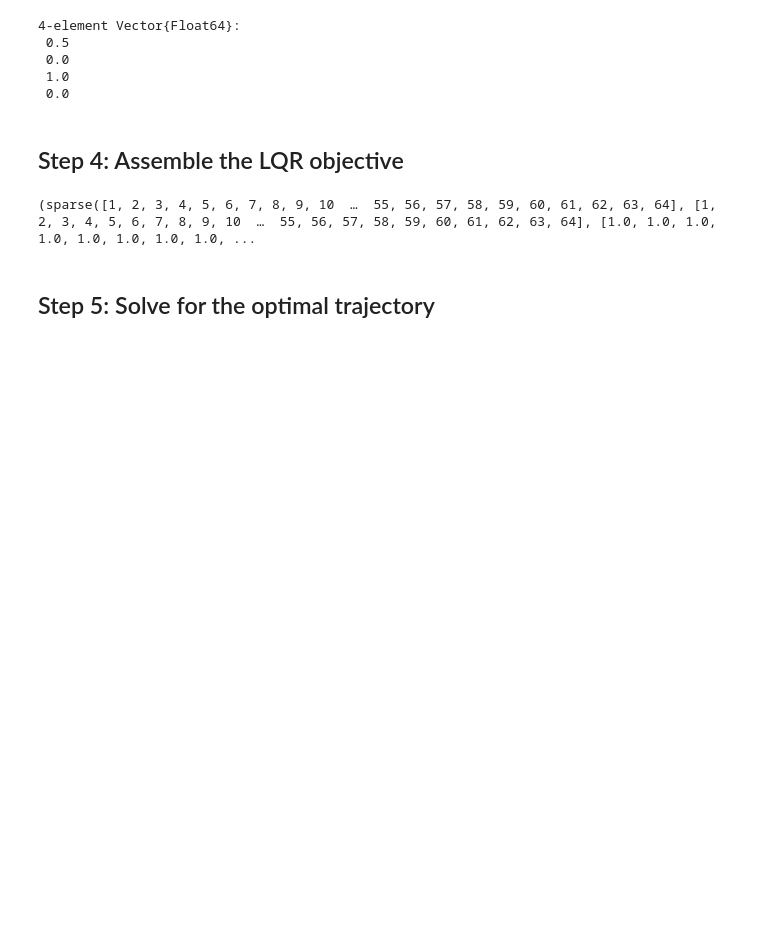
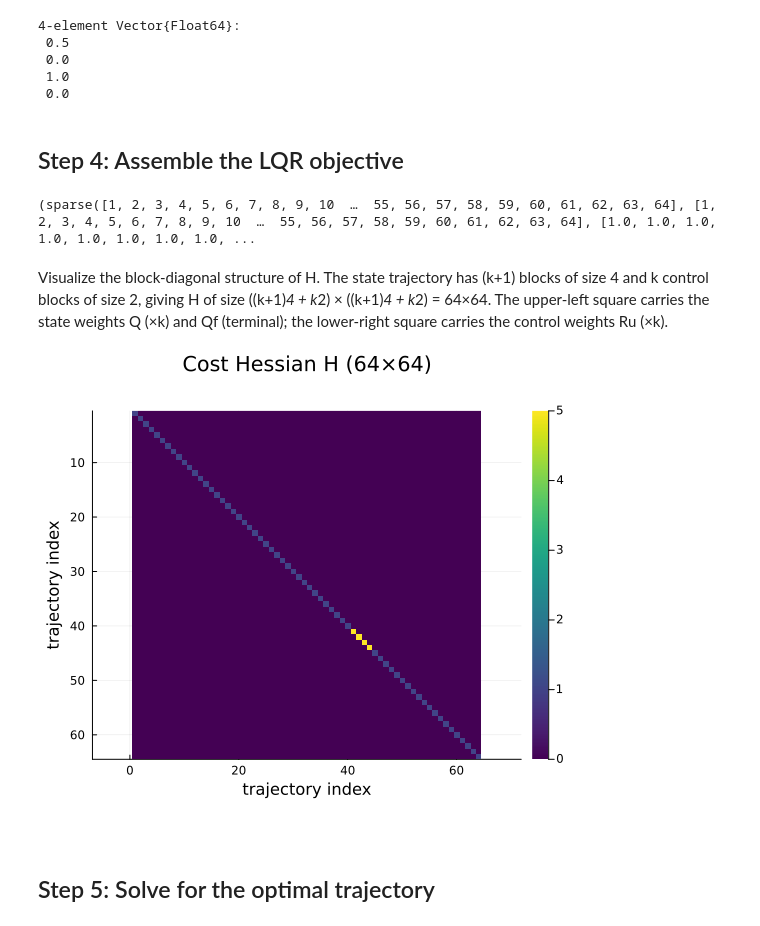
Before and after one commit to AlgebraicJulia/CellularSheaves.jl, a Jupyter notebook: previews/PR34/generated/control/controlled_mass_spring_damper_chain.ipynb, the cells around one changed output. Saved outputs shown, nothing was run; the diff lists cells and outputs as text; code cells hidden in the pictures; blank space fills up the shorter version.

```diff
--- a/previews/PR34/generated/control/controlled_mass_spring_damper_chain.ipynb
+++ b/previews/PR34/generated/control/controlled_mass_spring_damper_chain.ipynb
@@ -125,6 +154,21 @@ Qf = 5.0 * Matrix{Float64}(I, n, n)
 H, f, _ = lqr_objective(ts, Q, Ru; Qf=Qf)
 # %% [output]
 (sparse([1, 2, 3, 4, 5, 6, 7, 8, 9, 10  …  55, 56, 57, 58, 59, 60, 61, 62, 63, 64], [1, 2, 3, 4, 5, 6, 7, 8, 9, 10  …  55, 56, 57, 58, 59, 60, 61, 62, 63, 64], [1.0, 1.0, 1.0, 1.0, 1.0, 1.0, 1.0, 1.0, ...
+# %% [markdown]
+Visualize the block-diagonal structure of H.
+The state trajectory has (k+1) blocks of size 4 and k control blocks of
+size 2, giving H of size ((k+1)*4 + k*2) × ((k+1)*4 + k*2) = 64×64.
+The upper-left square carries the state weights Q (×k) and Qf (terminal);
+the lower-right square carries the control weights Ru (×k).
+# %%
+p_H = heatmap(Matrix(H);
+    color=:viridis, colorbar=true,
+    title="Cost Hessian H ($(size(H,1))×$(size(H,2)))",
+    xlabel="trajectory index", ylabel="trajectory index",
+    yflip=true, aspect_ratio=:equal, size=(550, 480))
+p_H
+# %% [output]
+[figure, added]
 # %% [markdown]
 ## Step 5: Solve for the optimal trajectory
 # %%
```
Also changed, not shown: parts of 11 cells of this notebook, 50 other files.
